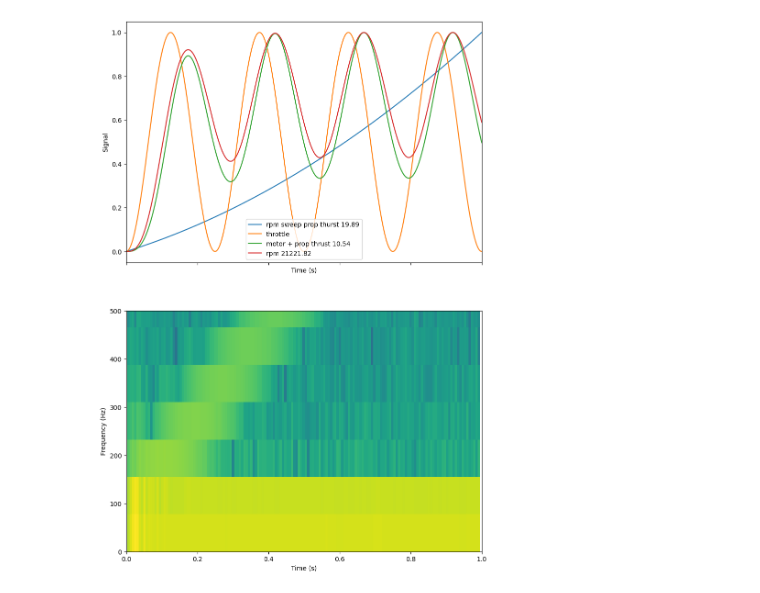
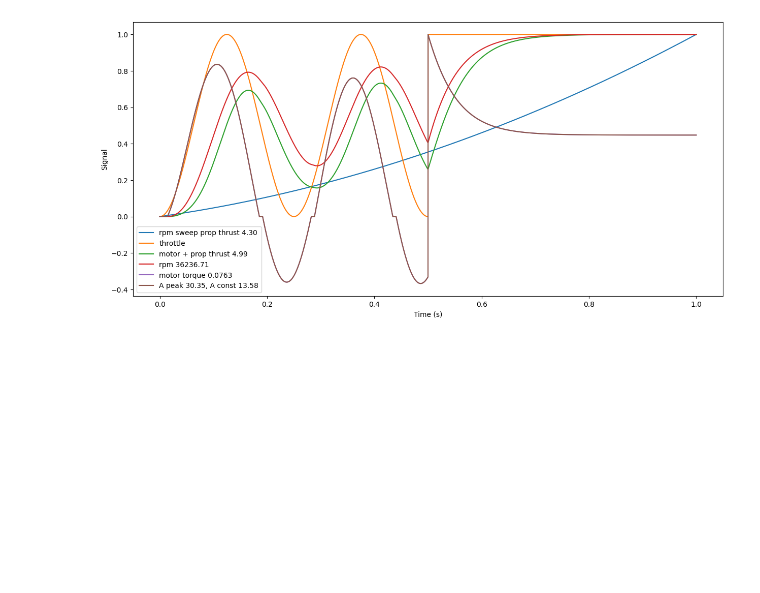
Before and after one commit to AJ92/SimITL, a Jupyter notebook: tools/motorCharacteristics.ipynb, the cells around one changed output. Drawn from its saved outputs; the diff is of its cells as text; code cells hidden in the pictures; blank space fills up the shorter version.

Commit message:
burning motors!

```diff
--- a/tools/motorCharacteristics.ipynb
+++ b/tools/motorCharacteristics.ipynb
@@ -85,24 +87,29 @@ def prop_torque(rpm, vel):
   return prop_thrust(rpm, vel) * propTorqFactor
 
 def motor_torque(volts, rpm):
-  current = (volts - (rpm / motorKV)) / motorR
+  backEmfV = rpm / motorKV
+  current = (volts - backEmfV) / (motorR * 3.0)
 
   if (current > 0):
     current = max(0.0, current - motorI0)
   elif (current < 0):
     current = min(0.0, current + motorI0)
-  return current * 60 / (motorKV * 2.0 * M_PI)
+
+  NmPerA = 8.3 / motorKV
+  return current * NmPerA
+  #old version:
+  #return current * 60 / (motorKV * 2.0 * M_PI)
+
+def motor_current(mTorque):
+  return mTorque * motorKV / 8.3
 
 
-
-
-current_rpm = 0
-
 def rpmCurve(throttleArray):
-  global current_rpm
+  current_rpm = 0
 
   rpmList = []
   thrustList = []
+  motorTorqueList = []
 
   for throttleVal in np.nditer(throttleArray):
     pwm  = throttleVal * 1000.0 #+ 1000.0
@@ -111,9 +118,10 @@ def rpmCurve(throttleArray):
     volts = pwm / 1000.0 * vbat
 
     mtorque = motor_torque(volts, rpm)
+    motorTorqueList.append(mtorque)
 
     ptorque = prop_torque(rpm, 0)
-    nettorque = mtorque - ptorque
+    nettorque = mtorque * 0.833 - ptorque
     domega = nettorque / propInertia
 
     drpm = (domega * dt) * 60.0 / (2.0 * M_PI)
@@ -128,9 +136,13 @@ def rpmCurve(throttleArray):
     rpmList.append(rpm)
     thrustList.append(pthrust)
 
-  return np.array(rpmList), np.array(thrustList)
+  return np.array(rpmList), np.array(thrustList), np.array(motorTorqueList)
 
-
+def setArray(arr, startIndex, endIndex, value):
+  l = len(arr)
+  for i in range(0, l):
+    if i >= startIndex and i < endIndex:
+      arr[i] = value
 
 
 
@@ -143,12 +155,15 @@ delta = 1e6 / frequency
 dt = delta / 1e6
 
 time = 1
-maxRpmFull = 33000
+maxRpmFull = maxRPM
 
 t = np.arange(0.0, time, dt)
 
 #throttle = np.linspace(0, 1, len(t))
 throttle = oscillation1f(0.5, 4, t, -math.pi / 2) + 0.5
+setArray(throttle, time/dt/2, time/dt, 1)
+
+
 rpmFull = np.linspace(0, maxRpmFull, len(t))
 
 s1x = oscillation1f(1.0, rpmToHz(rpmFull),t)
@@ -159,46 +174,45 @@ sig = s1x + nse1
 x = np.vectorize(lowpass)(dt, 10, sig)
 
 
-
+# 345A for 1Nm @3300kv
 
 thrustZeroVel = prop_thrust(rpmFull, 0.0)
-rpm, thrust = rpmCurve(throttle)
+rpm, thrust, motorTorque = rpmCurve(throttle)
 
+motorCurrent = motor_current(motorTorque)
 
+constMotorCurrent = motorCurrent[-1]
+maxMotorCurrent = np.max(motorCurrent)
+maxMotorTorque = np.max(motorTorque)
 maxThrustZeroVel = np.max(thrustZeroVel)
 maxThrust = np.max(thrust)
 maxRpm = np.max(rpm)
 
+motorCurrent = motorCurrent / maxMotorCurrent
+motorTorque = motorTorque / maxMotorTorque
 thrustZeroVel = thrustZeroVel / maxThrustZeroVel
 thrust = thrust / maxThrust
 rpm = rpm / maxRpm
 
 
+
 NFFT = 256  # the length of the windowing segments
 Fs = 1/dt  # the sampling frequency
 
-fig, (ax1, ax2) = plt.subplots(nrows=2, sharex=True, figsize=(10, 15))
+fig, (ax1) = plt.subplots(nrows=1, sharex=True, figsize=(15, 7))
 #ax1.plot(t, sig)
 #ax1.plot(t, x)
-ax1.plot(t, thrustZeroVel, label = 'rpm sweep prop thurst %.2f' % maxThrustZeroVel)
+ax1.plot(t, thrustZeroVel, label = 'rpm sweep prop thrust %.2f' % maxThrustZeroVel)
 ax1.plot(t, throttle, label = 'throttle')
 ax1.plot(t, thrust, label = 'motor + prop thrust %.2f' % maxThrust)
 ax1.plot(t, rpm, label = 'rpm %.2f' % maxRpm)
+ax1.plot(t, motorTorque, label = 'motor torque %.4f' % maxMotorTorque)
+ax1.plot(t, motorCurrent, label = 'A peak %.2f, A const %.2f' % (maxMotorCurrent, constMotorCurrent))
 ax1.legend()
 ax1.set_xlabel('Time (s)')
 ax1.set_ylabel('Signal')
 
-Pxx, freqs, bins, im = ax2.specgram(x, NFFT=NFFT, Fs=Fs, mode='psd')
-# The `specgram` method returns 4 objects. They are:
-# - Pxx: the periodogram
-# - freqs: the frequency vector
-# - bins: the centers of the time bins
-# - im: the .image.AxesImage instance representing the data in the plot
-ax2.set_xlabel('Time (s)')
-ax2.set_ylabel('Frequency (Hz)')
-ax2.set_xlim(0, time)
-ax2.set_ylim(0, 500)
 
 plt.show()
 # %% [output]
-[figure, old version]
+[figure, new version]
```
Also changed, not shown: parts of 1 cell of this notebook, 7 other files.
